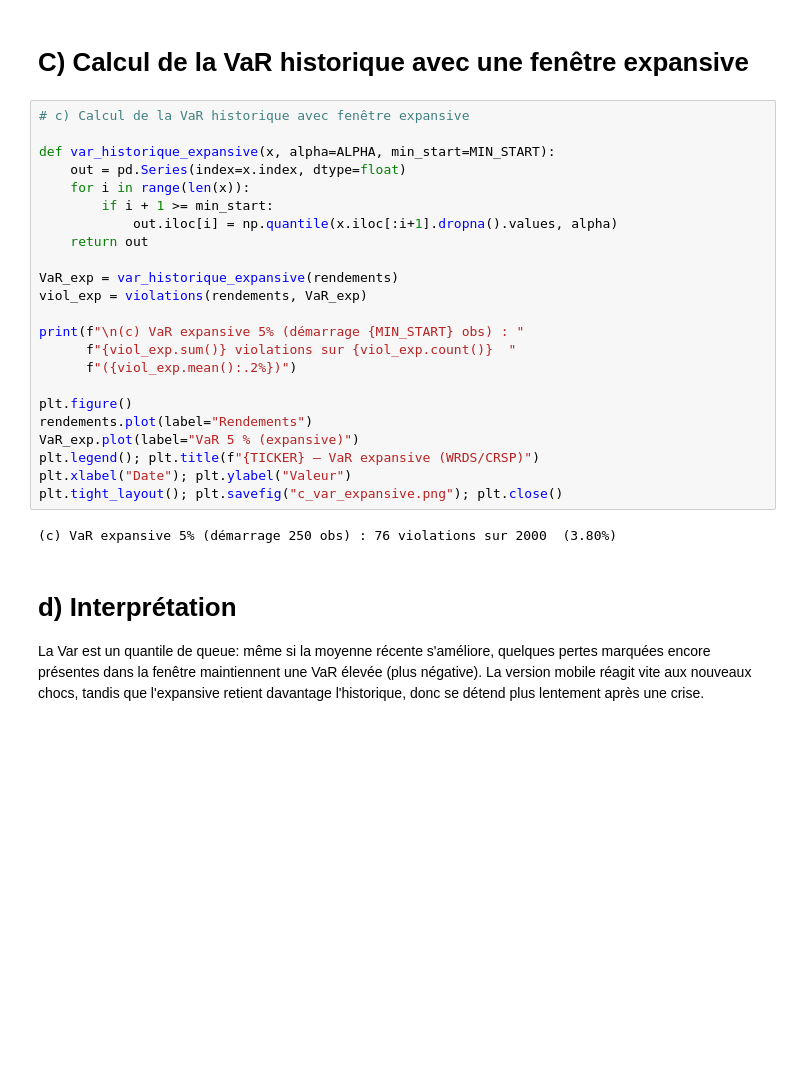
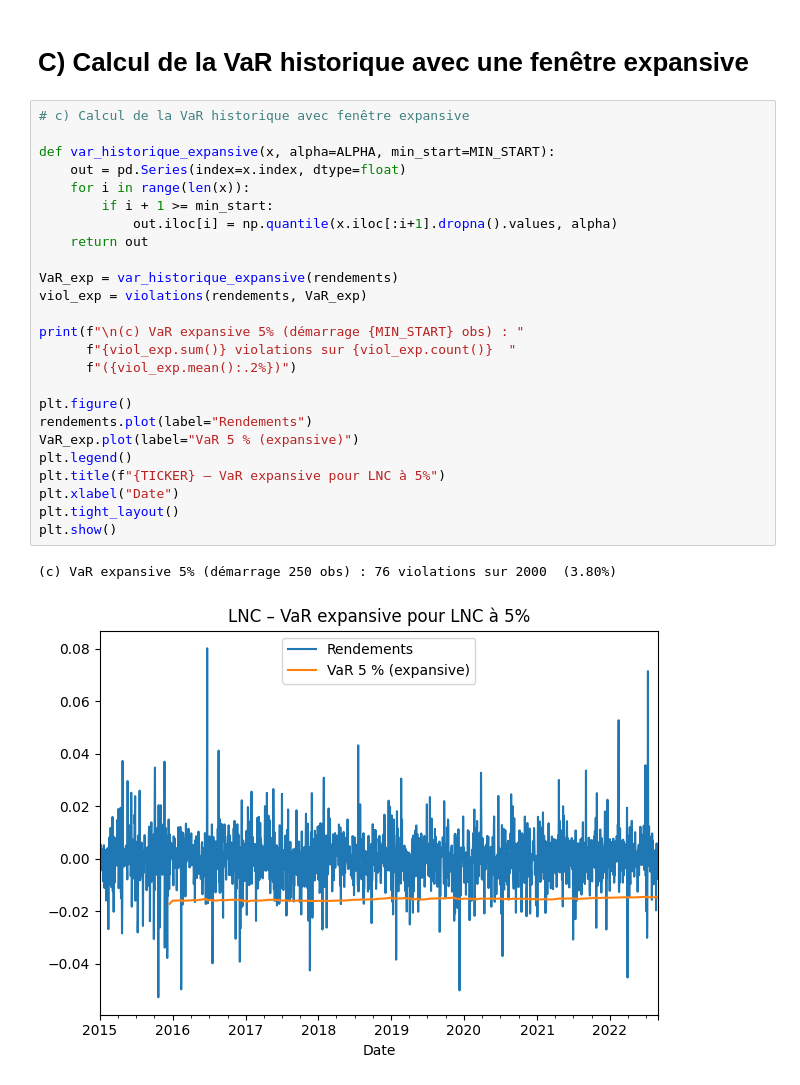
Before and after one commit to VincentD1209/TP1-ECONO, a Jupyter notebook: TP1 Q4.ipynb, the cells around one changed output. Saved outputs shown, nothing was run; the diff lists cells and outputs as text; blank space fills up the shorter version.

```diff
--- a/TP1 Q4.ipynb
+++ b/TP1 Q4.ipynb
@@ -122,28 +121,28 @@ plt.tight_layout(); plt.savefig("b_var_mobile.png"); plt.close()
 # %%
 # c) Calcul de la VaR historique avec fenêtre expansive
 
 def var_historique_expansive(x, alpha=ALPHA, min_start=MIN_START):
     out = pd.Series(index=x.index, dtype=float)
     for i in range(len(x)):
         if i + 1 >= min_start:
             out.iloc[i] = np.quantile(x.iloc[:i+1].dropna().values, alpha)
     return out
 
 VaR_exp = var_historique_expansive(rendements)
 viol_exp = violations(rendements, VaR_exp)
 
 print(f"\n(c) VaR expansive 5% (démarrage {MIN_START} obs) : "
       f"{viol_exp.sum()} violations sur {viol_exp.count()}  "
       f"({viol_exp.mean():.2%})")
 
 plt.figure()
 rendements.plot(label="Rendements")
 VaR_exp.plot(label="VaR 5 % (expansive)")
-plt.legend(); plt.title(f"{TICKER} – VaR expansive (WRDS/CRSP)")
-plt.xlabel("Date"); plt.ylabel("Valeur")
-plt.tight_layout(); plt.savefig("c_var_expansive.png"); plt.close()
+plt.legend()
+plt.title(f"{TICKER} – VaR expansive pour LNC à 5%")
+plt.xlabel("Date")
+plt.tight_layout()
+plt.show()
 # %% [output]
 (c) VaR expansive 5% (démarrage 250 obs) : 76 violations sur 2000  (3.80%)
+[figure, added]
-# %% [markdown]
-# d) Interprétation
-La Var est un quantile de queue: même si la moyenne récente s'améliore, quelques pertes marquées encore présentes dans la fenêtre maintiennent une VaR élevée (plus négative). La version mobile réagit vite aux nouveaux chocs, tandis que l'expansive retient davantage l'historique, donc se détend plus lentement après une crise.
```
Also changed, not shown: parts of 3 cells of this notebook, 3 other files.
